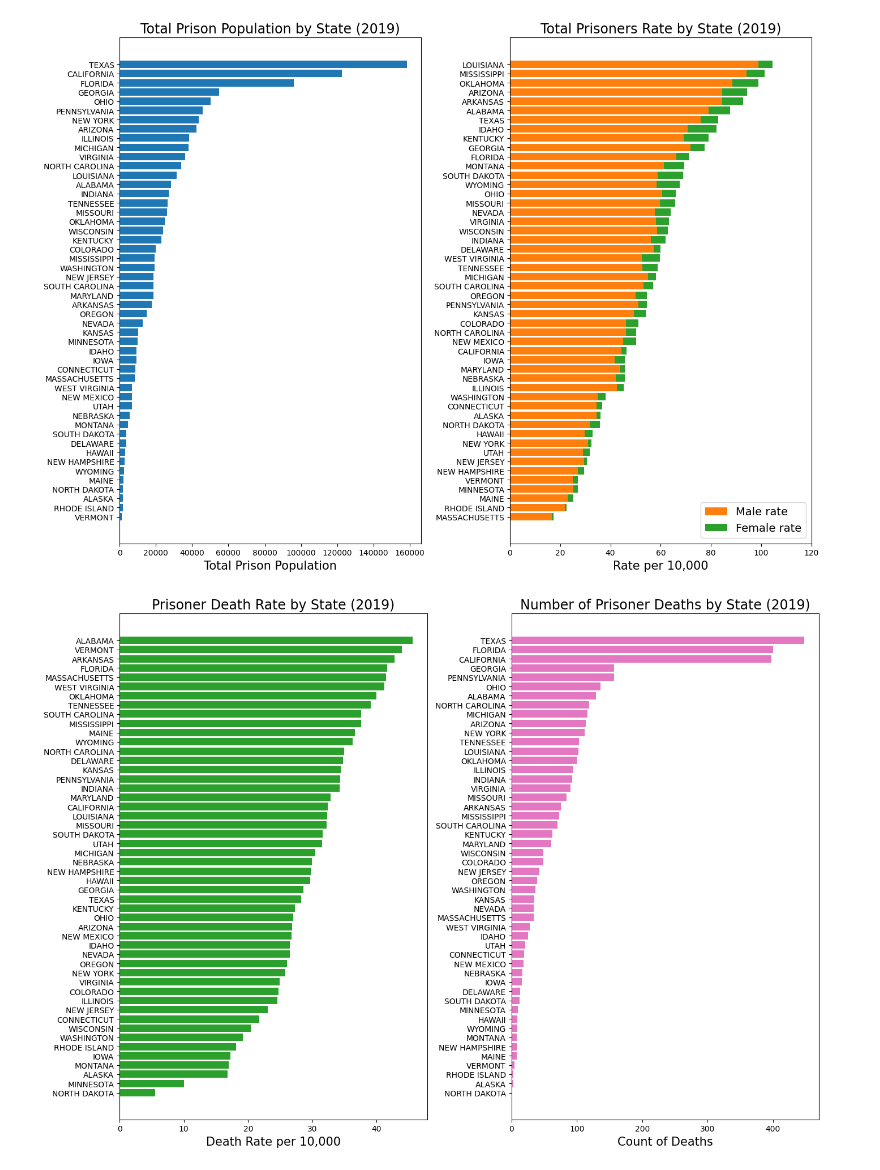
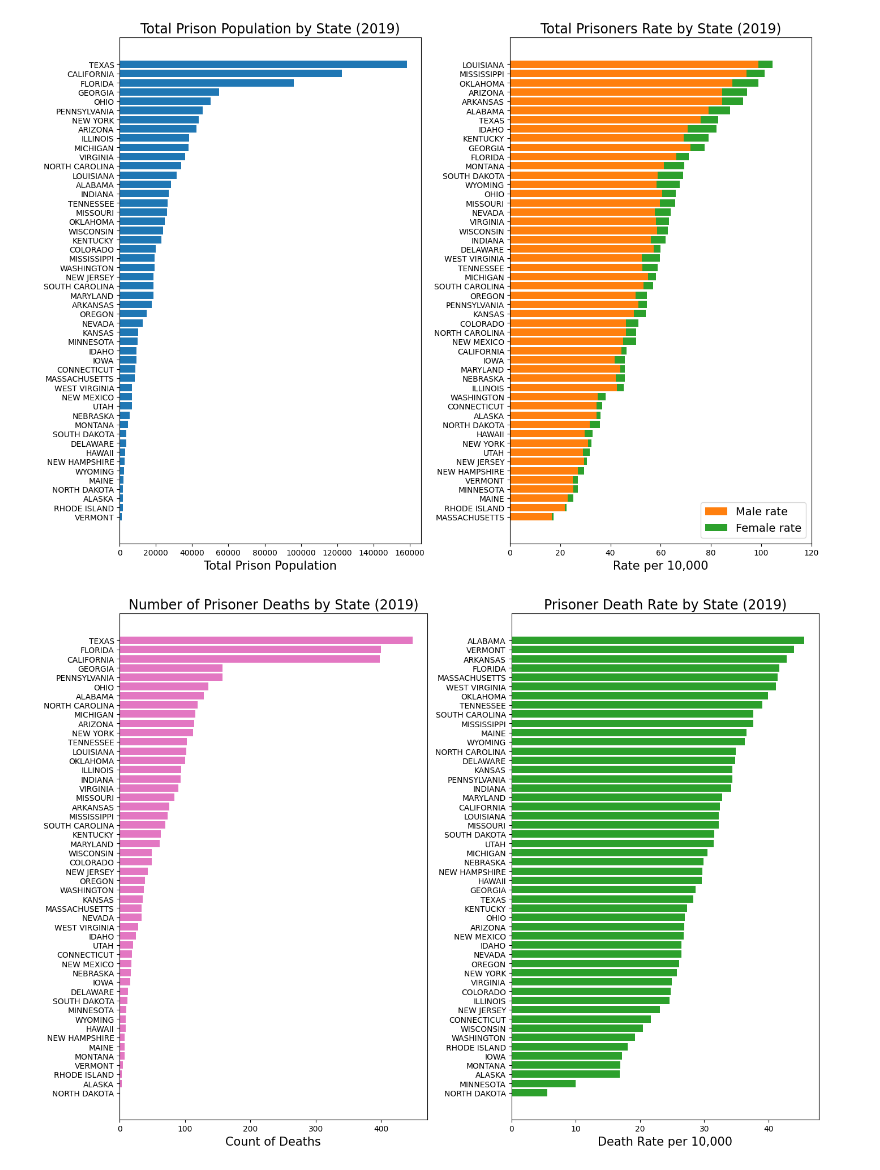
Before and after one commit to Ramil-cyber/Research_Linking_Analyzing_US_Prisons_Deaths, a Jupyter notebook: EDA/EDA_Interactive_Map.ipynb, the cells around one changed output. Drawn from its saved outputs; the diff is of its cells as text; code cells hidden in the pictures.

```diff
--- a/EDA/EDA_Interactive_Map.ipynb
+++ b/EDA/EDA_Interactive_Map.ipynb
@@ -106,42 +102,37 @@ plt.show()
 # %% [output]
 [figure]
 # %%
-import pandas as pd
-import matplotlib.pyplot as plt
-
 latest_year = df["death_year"].max()
 df_latest = df[df["death_year"] == latest_year].copy()
 
-# 2. Prepare sorted DataFrames
-#    a) Death rate
+# Preparing sorted DataFrames
+df_count = df_latest[["state_name", "death_count"]].sort_values(
+    "death_count", ascending=False
+)
 df_rate = df_latest[["state_name", "prison_death_rate"]].sort_values(
     "prison_death_rate", ascending=False
 )
-#    b) Death count
-df_count = df_latest[["state_name", "death_count"]].sort_values(
-    "death_count", ascending=False
-)
 
-# 3. Plot
+# Ploting
 fig, axes = plt.subplots(1, 2, figsize=(14, 10))
 
-# 3a) Prisoner Death Rate
-axes[0].barh(df_rate["state_name"], df_rate["prison_death_rate"], color="tab:green")
-axes[0].invert_yaxis()  # largest at top
-axes[0].set_title(f"Prisoner Death Rate by State ({latest_year})", fontsize=17)
-axes[0].set_xlabel("Death Rate per 10,000", fontsize=15)
-axes[0].tick_params(axis="y", labelsize=10)  # state names
+# Numbering of Prisoner Deaths
+axes[0].barh(df_count["state_name"], df_count["death_count"], color="tab:pink")
+axes[0].invert_yaxis()
+axes[0].set_title(f"Number of Prisoner Deaths by State ({latest_year})", fontsize=17)
+axes[0].set_xlabel("Count of Deaths", fontsize=15)
+axes[0].tick_params(axis="y", labelsize=10)
 axes[0].tick_params(axis="x", labelsize=10)
 
-# 3b) Number of Prisoner Deaths
-axes[1].barh(df_count["state_name"], df_count["death_count"], color="tab:pink")
+# Prisoner Death Rate
+axes[1].barh(df_rate["state_name"], df_rate["prison_death_rate"], color="tab:green")
 axes[1].invert_yaxis()
-axes[1].set_title(f"Number of Prisoner Deaths by State ({latest_year})", fontsize=17)
-axes[1].set_xlabel("Count of Deaths", fontsize=15)
-axes[0].tick_params(axis="y", labelsize=10)  # state names
-axes[0].tick_params(axis="x", labelsize=10)
+axes[1].set_title(f"Prisoner Death Rate by State ({latest_year})", fontsize=17)
+axes[1].set_xlabel("Death Rate per 10,000", fontsize=15)
+axes[1].tick_params(axis="y", labelsize=10)
+axes[1].tick_params(axis="x", labelsize=10)
 
 plt.tight_layout()
 plt.show()
 # %% [output]
-[figure, old version]
+[figure, new version]
```
Also changed, not shown: parts of 2 cells of this notebook, 3 other files.
